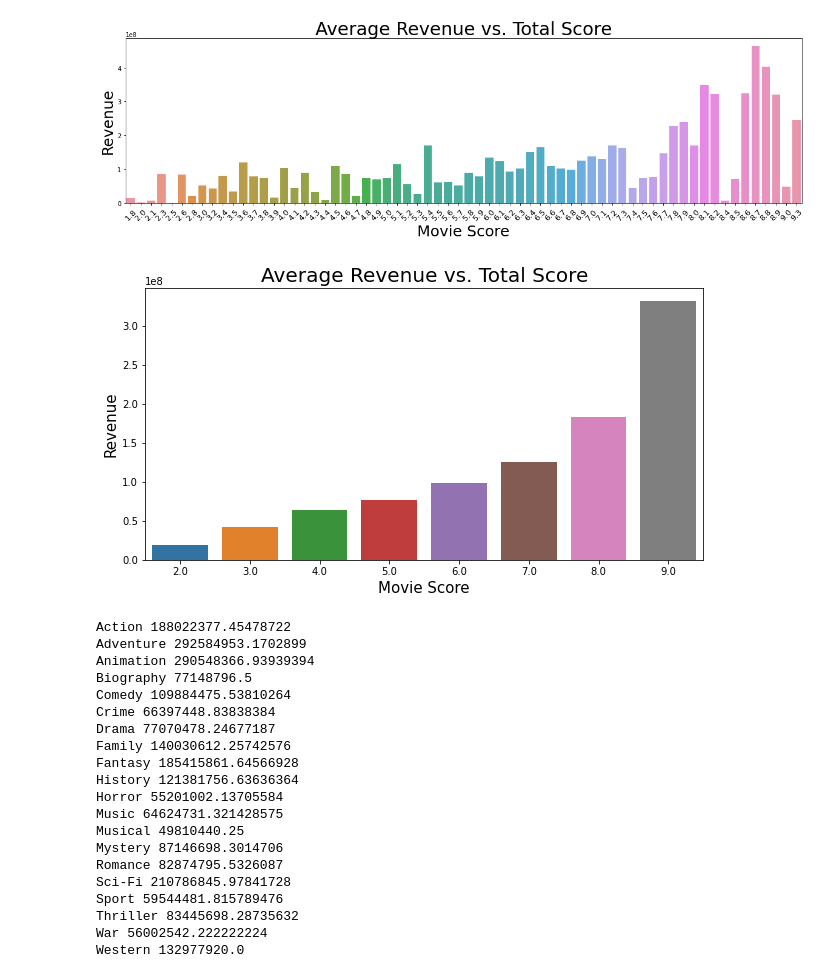
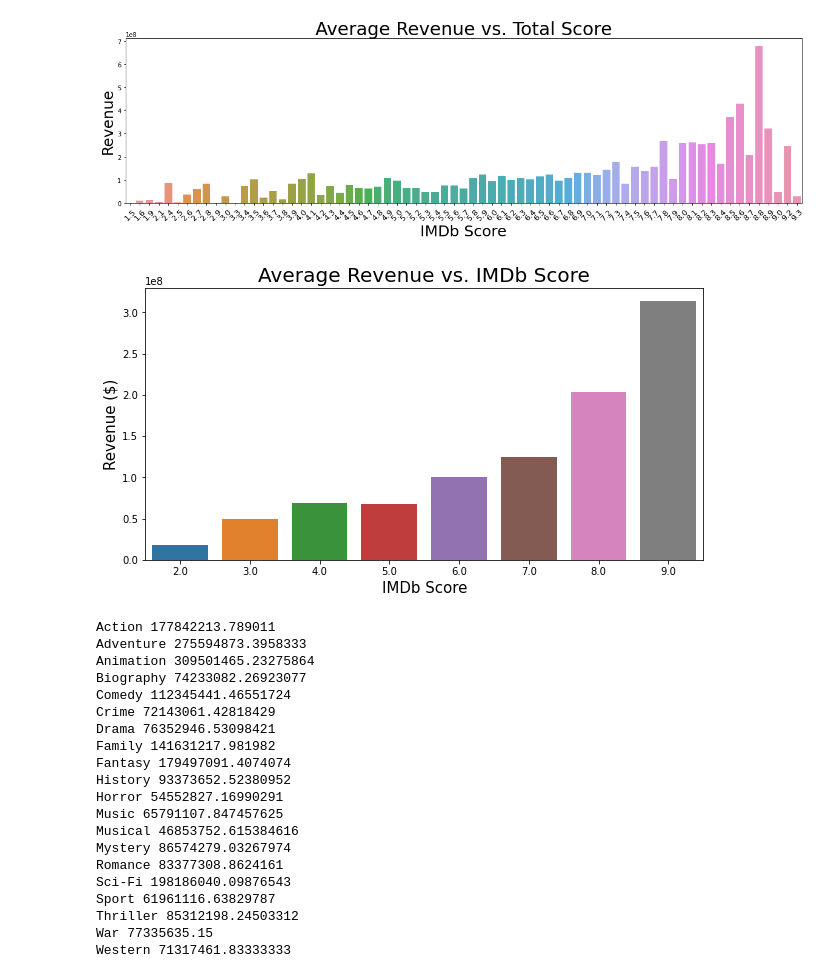
Before and after one commit to nolanarendt/IMDb-Revenue-Predictions, a Jupyter notebook: code/IMDb_EDA.ipynb, the cells around one changed output. Cells and saved outputs as stored; diff of their text form; code cells hidden in the pictures.

```diff
--- a/code/IMDb_EDA.ipynb
+++ b/code/IMDb_EDA.ipynb
@@ -101,31 +105,31 @@ revenue_df[(revenue_df['total_score'] < 3.5) & (revenue_df['director_score'] < 4
 # %%
-revenue_df['rounded_score_one'] = revenue_df['total_score'].round(1)
-revenue_df['rounded_score_whole'] = revenue_df['total_score'].round()
+revenue_df['rounded_score_one'] = revenue_df['imdb_score'].round(1)
+revenue_df['rounded_score_whole'] = revenue_df['imdb_score'].round()
 # %%
 plt.figure(figsize = (20, 5))
 
 average_rev = revenue_df.groupby("rounded_score_one").revenue.mean()
 sns.barplot(average_rev.index, average_rev.values)
 
 plt.title("Average Revenue vs. Total Score", size = 30)
-plt.xlabel("Movie Score", size = 25)
+plt.xlabel("IMDb Score", size = 25)
 plt.xticks(size = 13, rotation = 45)
 plt.ylabel("Revenue", size = 25);
 # %% [output]
-[figure, old version]
+[figure, new version]
 # %%
 plt.figure(figsize = (10, 5))
 
 average_rev = revenue_df.groupby("rounded_score_whole").revenue.mean()
 sns.barplot(average_rev.index, average_rev.values)
 
-plt.title("Average Revenue vs. Total Score", size = 20)
-plt.xlabel("Movie Score", size = 15)
-plt.ylabel("Revenue", size = 15);
+plt.title("Average Revenue vs. IMDb Score", size = 20)
+plt.xlabel("IMDb Score", size = 15)
+plt.ylabel("Revenue ($)", size = 15);
 
 plt.savefig("../images/revenue_totalscore.png")
 # %% [output]
-[figure, old version]
+[figure, new version]
 # %%
 genres = ['Action', 'Adventure', 'Animation', 'Biography',
             'Comedy', 'Crime', 'Drama', 'Family', 'Fantasy', 'History', 'Horror',
@@ -136,26 +140,26 @@ for genre in genres:
     revenue_df.loc[revenue_df[genre] == 1, 'revenue'].mean()
     print(genre, revenue_df.loc[revenue_df[genre] == 1, 'revenue'].mean())
 # %% [output]
-Action 188022377.45478722
-Adventure 292584953.1702899
-Animation 290548366.93939394
-Biography 77148796.5
-Comedy 109884475.53810264
-Crime 66397448.83838384
-Drama 77070478.24677187
-Family 140030612.25742576
-Fantasy 185415861.64566928
-History 121381756.63636364
-Horror 55201002.13705584
-Music 64624731.321428575
-Musical 49810440.25
-Mystery 87146698.3014706
-Romance 82874795.5326087
-Sci-Fi 210786845.97841728
-Sport 59544481.815789476
-Thriller 83445698.28735632
-War 56002542.222222224
-Western 132977920.0
+Action 177842213.789011
+Adventure 275594873.3958333
+Animation 309501465.23275864
+Biography 74233082.26923077
+Comedy 112345441.46551724
+Crime 72143061.42818429
+Drama 76352946.53098421
+Family 141631217.981982
+Fantasy 179497091.4074074
+History 93373652.52380952
+Horror 54552827.16990291
+Music 65791107.847457625
+Musical 46853752.615384616
+Mystery 86574279.03267974
+Romance 83377308.8624161
+Sci-Fi 198186040.09876543
+Sport 61961116.63829787
+Thriller 85312198.24503312
+War 77335635.15
+Western 71317461.83333333
 # %%
 genres = ['Action', 'Adventure', 'Animation', 'Biography',
             'Comedy', 'Crime', 'Drama', 'Family', 'Fantasy', 'History', 'Horror',
```
Also changed, not shown: parts of 13 cells of this notebook, 15 other files.
